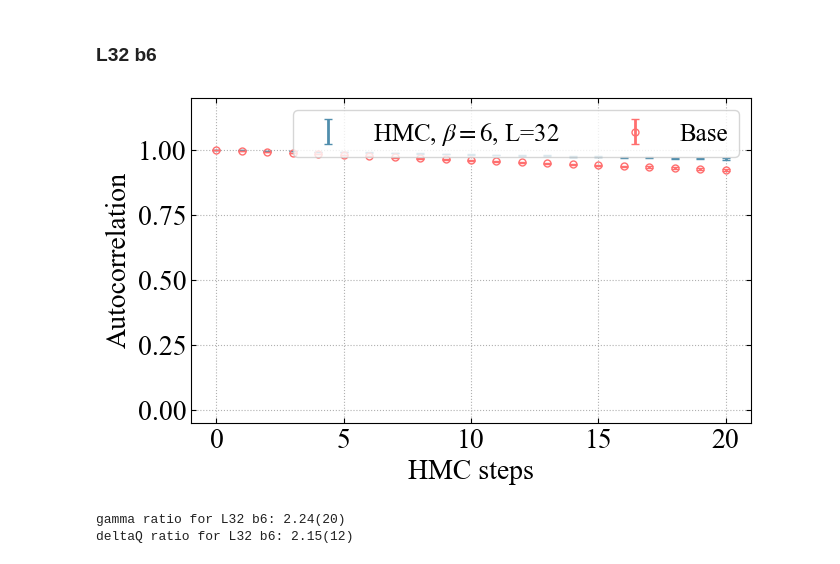
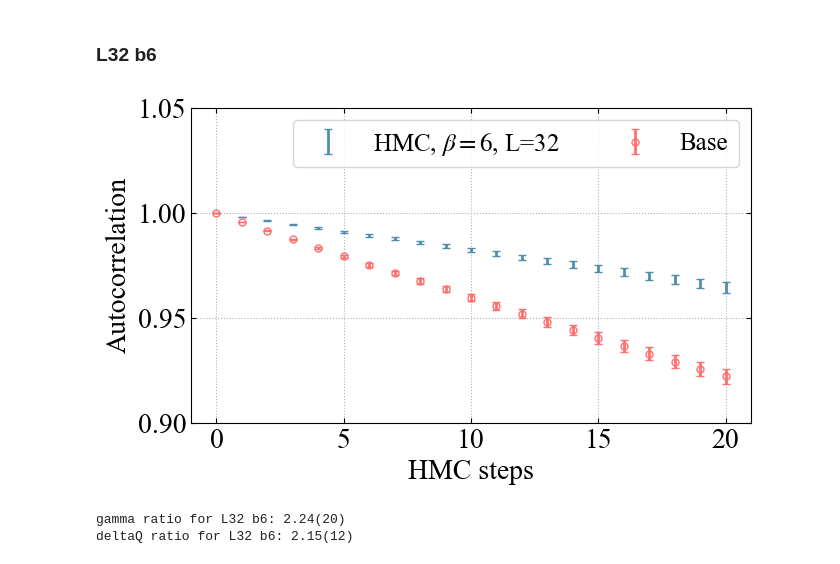
Before and after one commit to Greyyy-HJC/Scaling_FT_HMC, a Jupyter notebook: analysis/scaling_analysis.ipynb, the cells around one changed output. Cells and saved outputs as stored; diff of their text form; code cells hidden in the pictures.

```diff
--- a/analysis/scaling_analysis.ipynb
+++ b/analysis/scaling_analysis.ipynb
@@ -241,35 +241,35 @@ for rand_seed in rand_seed_ls:
     fthmc_base_L32_b6_auto[rand_seed] = auto_from_chi(fthmc_base_L32_b6_topo[rand_seed], max_lag=max_lag, beta=beta, volume=volume)
 
 # * auto
 hmc_L32_b6_auto_arr = np.array([hmc_L32_b6_auto[seed] for seed in rand_seed_ls])  # Shape: (8, max_lag + 1)
 fthmc_base_L32_b6_auto_arr = np.array([fthmc_base_L32_b6_auto[seed] for seed in rand_seed_ls])  # Shape: (8, max_lag + 1)
 jk_auto_arr = jackknife( np.concatenate([hmc_L32_b6_auto_arr, fthmc_base_L32_b6_auto_arr], axis=1) ) # concatenate for jk_ls_avg, shape: (8, 2 * max_lag + 2)
 jk_auto_avg = jk_ls_avg(jk_auto_arr) # shape: (2 * max_lag + 2,)
 hmc_L32_b6_auto_avg = jk_auto_avg[:max_lag+1]
 fthmc_base_L32_b6_auto_avg = jk_auto_avg[max_lag+1:]
 
 # * deltaQ
 hmc_L32_b6_deltaQ_arr = np.array([hmc_L32_b6_deltaQ[seed] for seed in rand_seed_ls]).reshape(-1, 1) # Shape: (8, 1)
 fthmc_base_L32_b6_deltaQ_arr = np.array([fthmc_base_L32_b6_deltaQ[seed] for seed in rand_seed_ls]).reshape(-1, 1) # Shape: (8, 1)
 jk_deltaQ_arr = jackknife( np.concatenate([hmc_L32_b6_deltaQ_arr, fthmc_base_L32_b6_deltaQ_arr], axis=1) ) # concatenate for jk_ls_avg, shape: (8, 2)
 jk_deltaQ_avg = jk_ls_avg(jk_deltaQ_arr) # shape: (2,)
 hmc_L32_b6_deltaQ_avg = jk_deltaQ_avg[0]
 fthmc_base_L32_b6_deltaQ_avg = jk_deltaQ_avg[1]
 
 fig, ax = default_plot()
 ax.errorbar(np.arange(len(hmc_L32_b6_auto_avg)), gv.mean(hmc_L32_b6_auto_avg), yerr=gv.sdev(hmc_L32_b6_auto_avg), label='HMC, $\\beta=6$, L=32', color=color_ls[0], **errorb)
 
 ax.errorbar(np.arange(len(fthmc_base_L32_b6_auto_avg)), gv.mean(fthmc_base_L32_b6_auto_avg), yerr=gv.sdev(fthmc_base_L32_b6_auto_avg), label='Base', color=color_ls[3], **errorb_circle)
 
-ax.set_ylim(-0.05, 1.2)
+ax.set_ylim(0.9, 1.05)
 ax.legend(ncol=2, loc='upper right', **fs_small_p)
 ax.set_xlabel('HMC steps', **fs_p)
 ax.set_ylabel('Autocorrelation', **fs_p)
 plt.tight_layout()
 plt.savefig('plots/scaling_autocorrelation_L32_b6.pdf', transparent=True)
 plt.show()
 # %% [output]
-[figure, old version]
+[figure, new version]
 # %%
 gamma_hmc = 1 / (1 - hmc_L32_b6_auto_avg[16])
 gamma_fthmc = 1 / (1 - fthmc_base_L32_b6_auto_avg[16])
```
Also changed, not shown: parts of 1 cell of this notebook, 12 other files.
